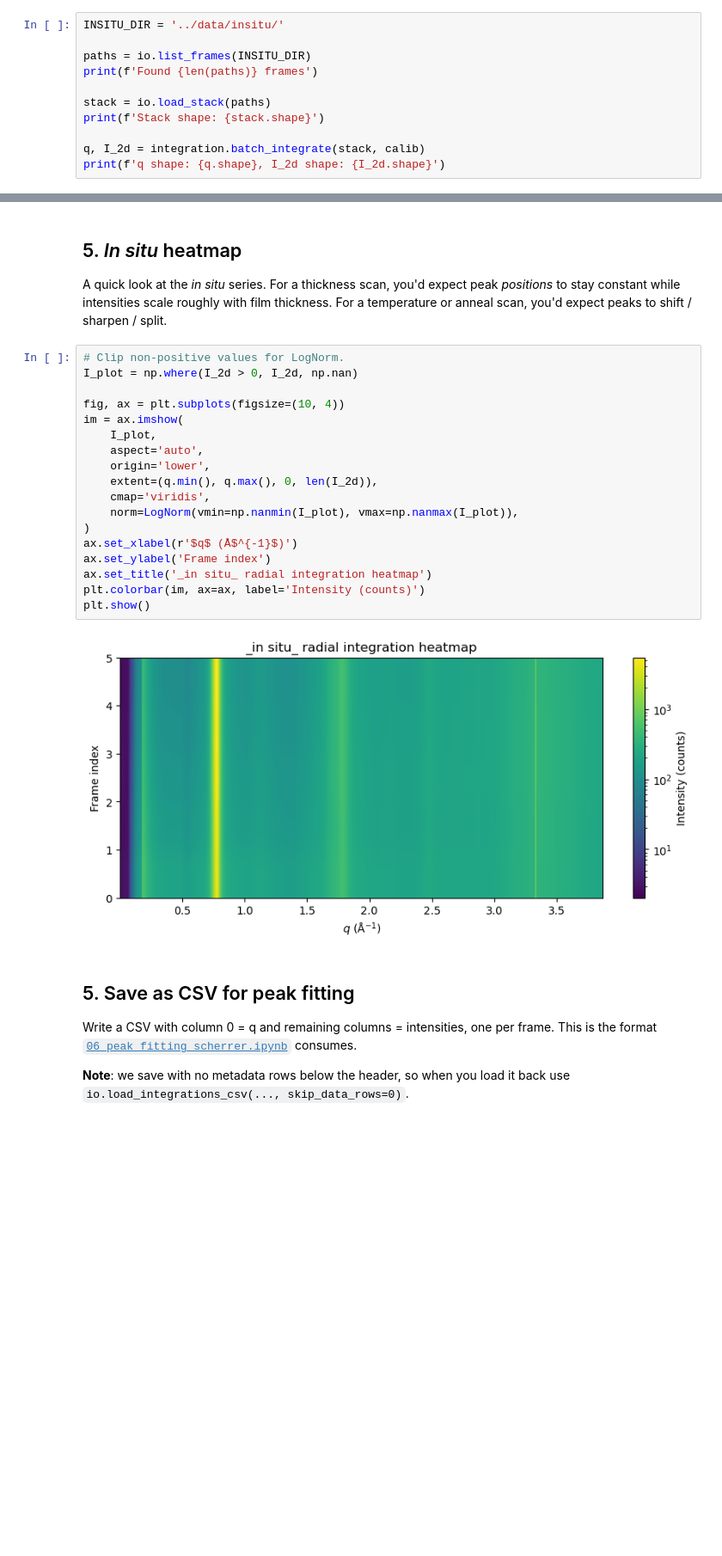
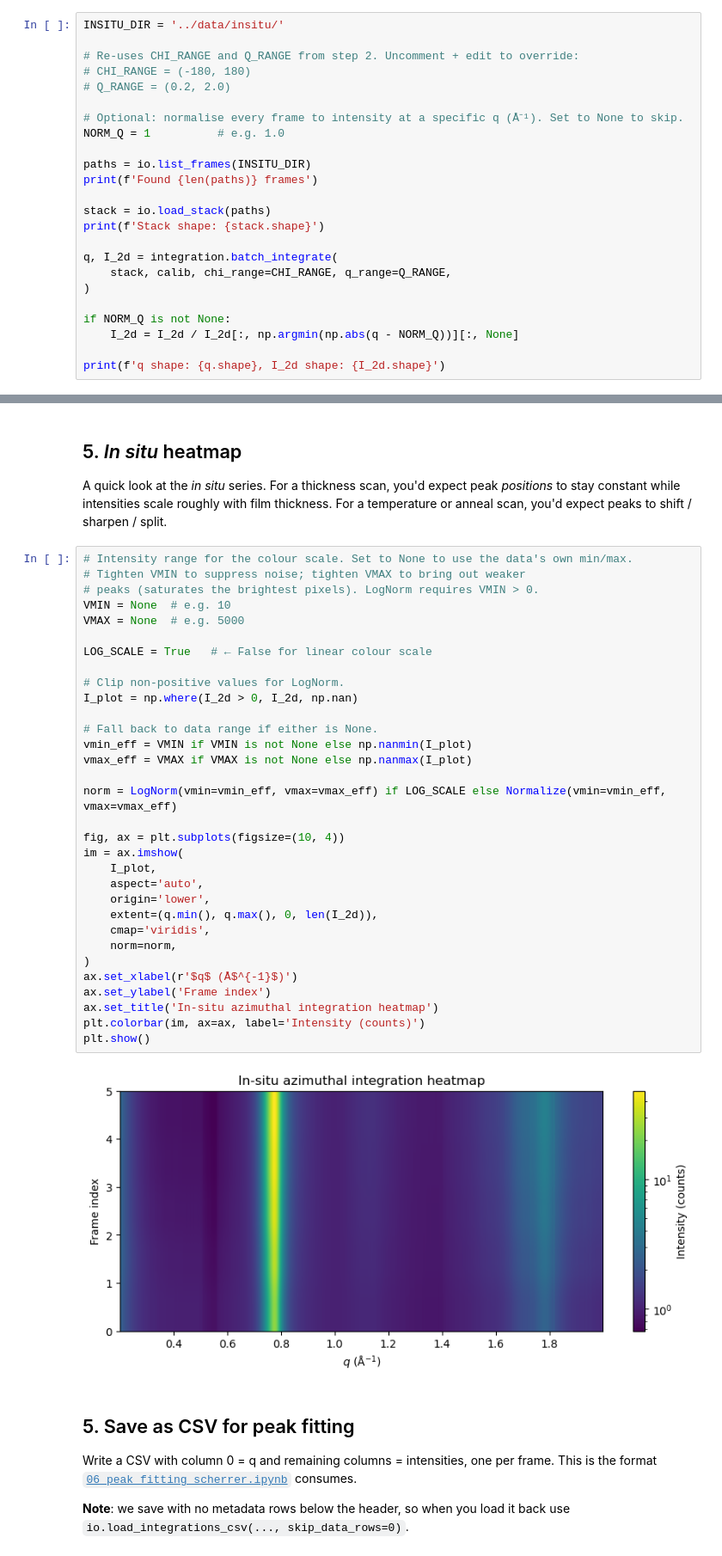
Before and after one commit to omgough/giwaxs-analysis, a Jupyter notebook: notebooks/02_azimuthal_integration.ipynb, the cells around one changed output, grey strips where cells are left out. Shown at 86% size. Drawn from its saved outputs; the diff is of its cells as text; blank space fills up the shorter version.

Commit message:
Add VMIN/VMAX and log/linear toggle to heatmap; normalisation

```diff
--- a/notebooks/02_azimuthal_integration.ipynb
+++ b/notebooks/02_azimuthal_integration.ipynb
@@ -69,5 +81,12 @@ plt.show()
 # %%
 INSITU_DIR = '../data/insitu/'
+
+# Re-uses CHI_RANGE and Q_RANGE from step 2. Uncomment + edit to override:
+# CHI_RANGE = (-180, 180)
+# Q_RANGE = (0.2, 2.0)
+
+# Optional: normalise every frame to intensity at a specific q (Å⁻¹). Set to None to skip.
+NORM_Q = 1          # e.g. 1.0
 
 paths = io.list_frames(INSITU_DIR)
 print(f'Found {len(paths)} frames')
@@ -75,7 +94,13 @@ print(f'Found {len(paths)} frames')
 stack = io.load_stack(paths)
 print(f'Stack shape: {stack.shape}')
 
-q, I_2d = integration.batch_integrate(stack, calib)
+q, I_2d = integration.batch_integrate(
+    stack, calib, chi_range=CHI_RANGE, q_range=Q_RANGE,
+)
+
+if NORM_Q is not None:
+    I_2d = I_2d / I_2d[:, np.argmin(np.abs(q - NORM_Q))][:, None]
+
 print(f'q shape: {q.shape}, I_2d shape: {I_2d.shape}')
 # %% [output]
 Found 5 frames
@@ -120,25 +143,39 @@ plt.show()
 
 A quick look at the _in situ_ series. For a thickness scan, you'd expect peak *positions* to stay constant while intensities scale roughly with film thickness. For a temperature or anneal scan, you'd expect peaks to shift / sharpen / split.
 # %%
+# Intensity range for the colour scale. Set to None to use the data's own min/max.
+# Tighten VMIN to suppress noise; tighten VMAX to bring out weaker
+# peaks (saturates the brightest pixels). LogNorm requires VMIN > 0.
+VMIN = None  # e.g. 10
+VMAX = None  # e.g. 5000
+
+LOG_SCALE = True   # ← False for linear colour scale
+
 # Clip non-positive values for LogNorm.
 I_plot = np.where(I_2d > 0, I_2d, np.nan)
+
+# Fall back to data range if either is None.
+vmin_eff = VMIN if VMIN is not None else np.nanmin(I_plot)
+vmax_eff = VMAX if VMAX is not None else np.nanmax(I_plot)
+
+norm = LogNorm(vmin=vmin_eff, vmax=vmax_eff) if LOG_SCALE else Normalize(vmin=vmin_eff, vmax=vmax_eff)
 
 fig, ax = plt.subplots(figsize=(10, 4))
 im = ax.imshow(
     I_plot,
     aspect='auto',
     origin='lower',
     extent=(q.min(), q.max(), 0, len(I_2d)),
     cmap='viridis',
-    norm=LogNorm(vmin=np.nanmin(I_plot), vmax=np.nanmax(I_plot)),
+    norm=norm,
 )
 ax.set_xlabel(r'$q$ (Å$^{-1}$)')
 ax.set_ylabel('Frame index')
-ax.set_title('_in situ_ radial integration heatmap')
+ax.set_title('In-situ azimuthal integration heatmap')
 plt.colorbar(im, ax=ax, label='Intensity (counts)')
 plt.show()
 # %% [output]
-[figure, old version]
+[figure, new version]
 # %% [markdown]
 ## 5. Save as CSV for peak fitting
 
```
Also changed, not shown: parts of 7 cells of this notebook, 1 other file.
